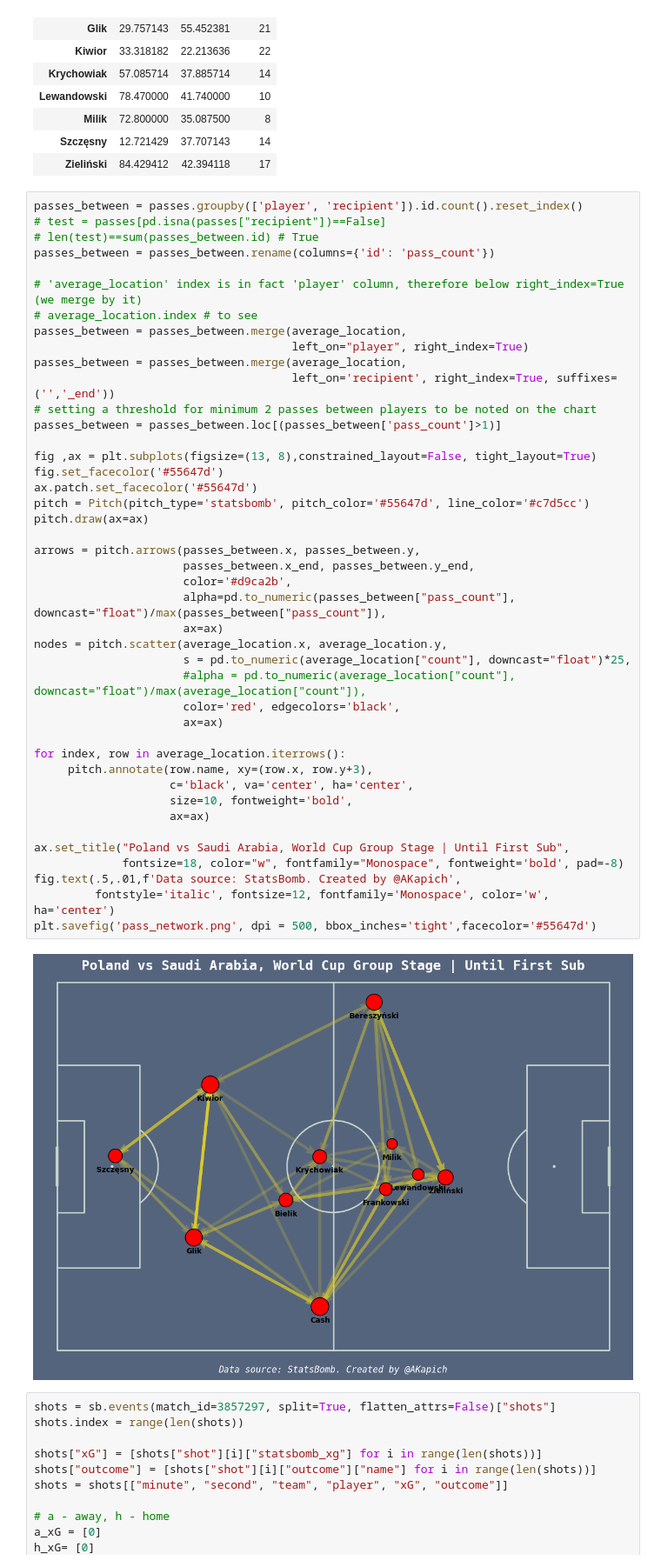
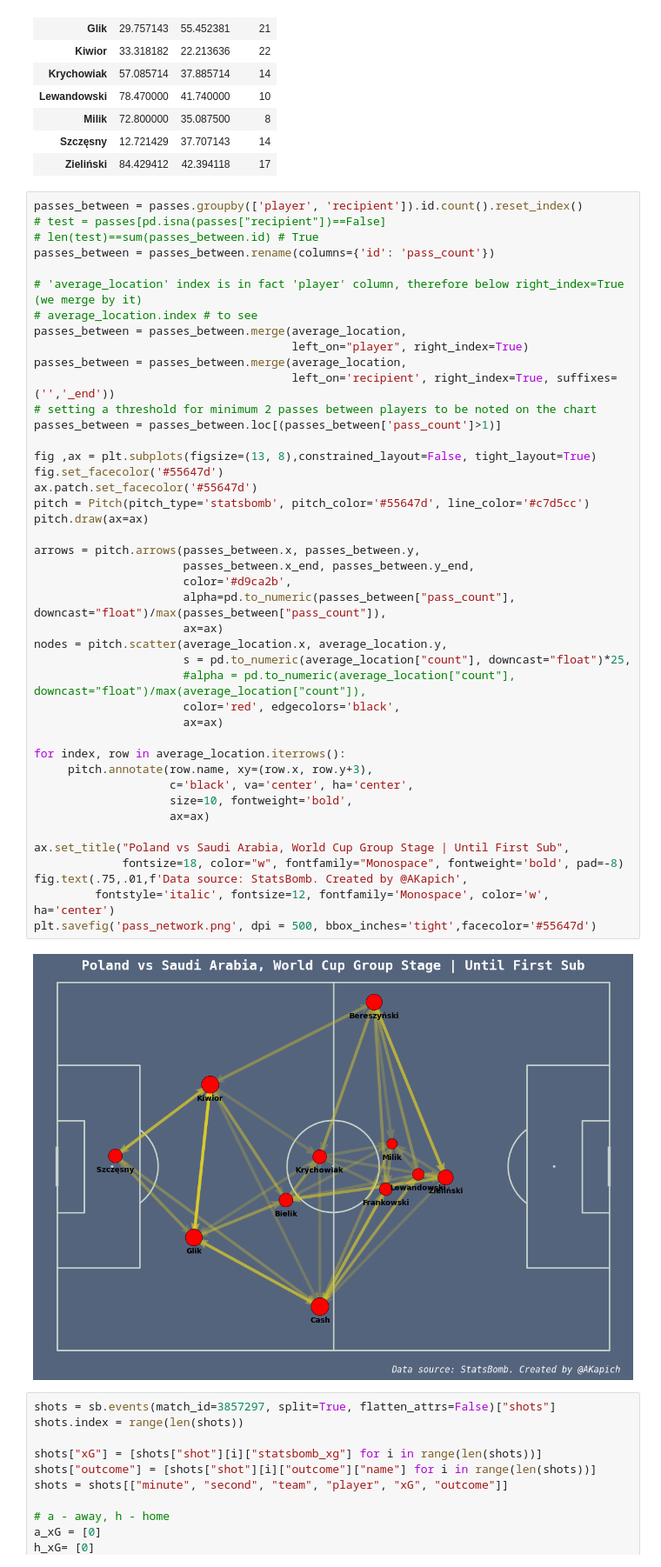
Before and after one commit to AKapich/World_Cup_App, a Jupyter notebook: football.ipynb, the cells around one changed output. Shown at 87% size. Drawn from its saved outputs; the diff is of its cells as text.

```diff
--- a/football.ipynb
+++ b/football.ipynb
@@ -182,35 +182,35 @@ passes_between = passes_between.merge(average_location,
 passes_between = passes_between.loc[(passes_between['pass_count']>1)]
 
 fig ,ax = plt.subplots(figsize=(13, 8),constrained_layout=False, tight_layout=True)
 fig.set_facecolor('#55647d')
 ax.patch.set_facecolor('#55647d')
 pitch = Pitch(pitch_type='statsbomb', pitch_color='#55647d', line_color='#c7d5cc')
 pitch.draw(ax=ax)
 
 arrows = pitch.arrows(passes_between.x, passes_between.y,
                       passes_between.x_end, passes_between.y_end,
                       color='#d9ca2b',
                       alpha=pd.to_numeric(passes_between["pass_count"], downcast="float")/max(passes_between["pass_count"]),
                       ax=ax)
 nodes = pitch.scatter(average_location.x, average_location.y,
                       s = pd.to_numeric(average_location["count"], downcast="float")*25,
                       #alpha = pd.to_numeric(average_location["count"], downcast="float")/max(average_location["count"]),
                       color='red', edgecolors='black',
                       ax=ax)
 
 for index, row in average_location.iterrows():
      pitch.annotate(row.name, xy=(row.x, row.y+3),
                     c='black', va='center', ha='center',
                     size=10, fontweight='bold',
                     ax=ax)
 
 ax.set_title("Poland vs Saudi Arabia, World Cup Group Stage | Until First Sub",
              fontsize=18, color="w", fontfamily="Monospace", fontweight='bold', pad=-8)
-fig.text(.5,.01,f'Data source: StatsBomb. Created by @AKapich',
+fig.text(.75,.01,f'Data source: StatsBomb. Created by @AKapich',
          fontstyle='italic', fontsize=12, fontfamily='Monospace', color='w', ha='center')
 plt.savefig('pass_network.png', dpi = 500, bbox_inches='tight',facecolor='#55647d')
 # %% [output]
-[figure, old version]
+[figure, new version]
 # %%
 shots = sb.events(match_id=3857297, split=True, flatten_attrs=False)["shots"]
 shots.index = range(len(shots))
```
Also changed, not shown: parts of 3 cells of this notebook, 3 other files.
